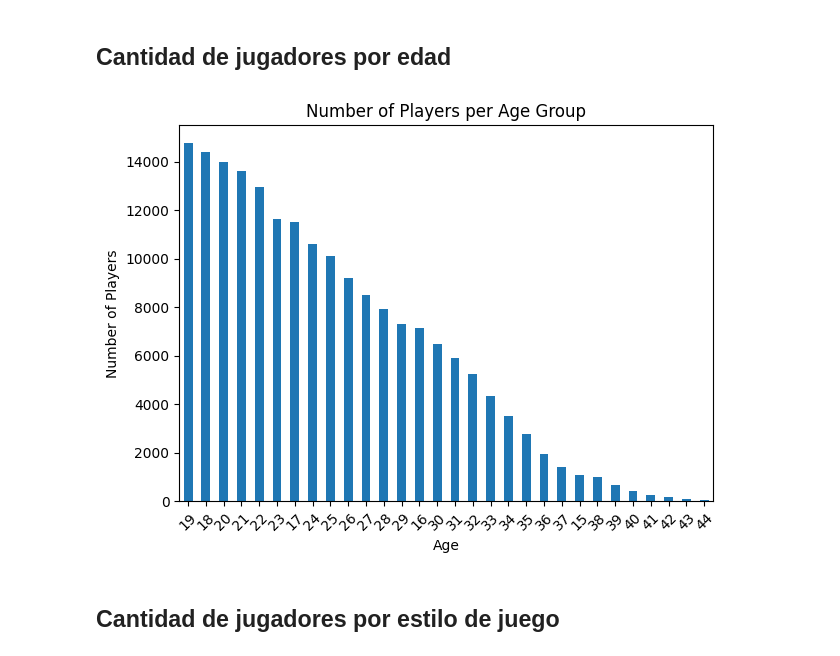
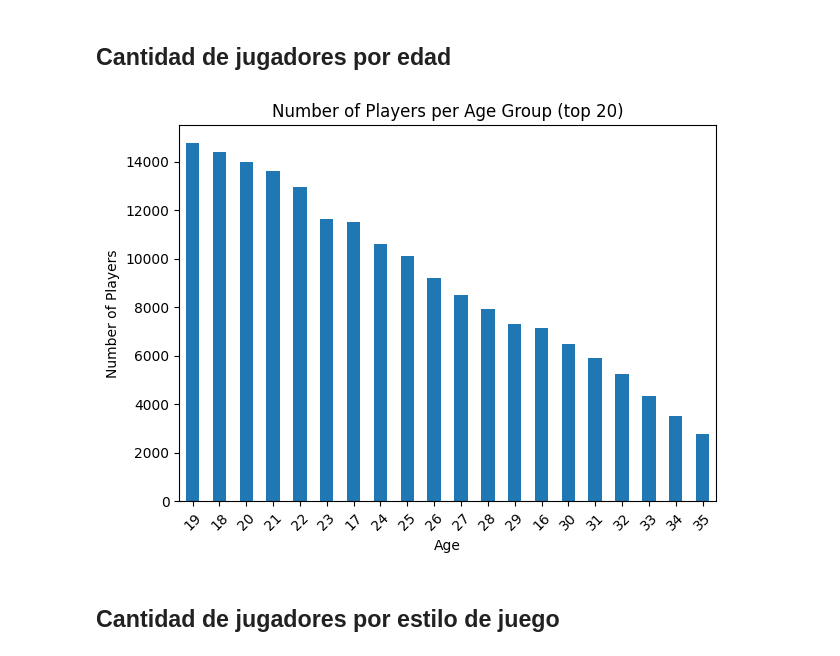
Before and after one commit to Leo11wasd/proyecto_mineria_y_analisis_de_datos, a Jupyter notebook: fm_eda.ipynb, the cells around one changed output. Cells and saved outputs as stored; diff of their text form; code cells hidden in the pictures.

```diff
--- a/fm_eda.ipynb
+++ b/fm_eda.ipynb
@@ -200,22 +201,23 @@ plt.show()
 # %% [markdown]
 ## Cantidad de jugadores por edad
 # %%
+top_cantidad=20
 counts = df["Age"].value_counts()
-counts = counts.head(30)
+counts = counts.head(top_cantidad)
 
 
 plt.figure()
 counts.plot(kind="bar")
 
-plt.title("Number of Players per Age Group")
+plt.title(f"Number of Players per Age Group (top {top_cantidad})")
 plt.xlabel("Age")
 plt.ylabel("Number of Players")
 
 plt.xticks(rotation=45)
 plt.tight_layout()
 plt.show()
 # %% [output]
-[figure, old version]
+[figure, new version]
 # %% [markdown]
 ## Cantidad de jugadores por estilo de juego
 # %%
```
Also changed, not shown: parts of 11 cells of this notebook.
